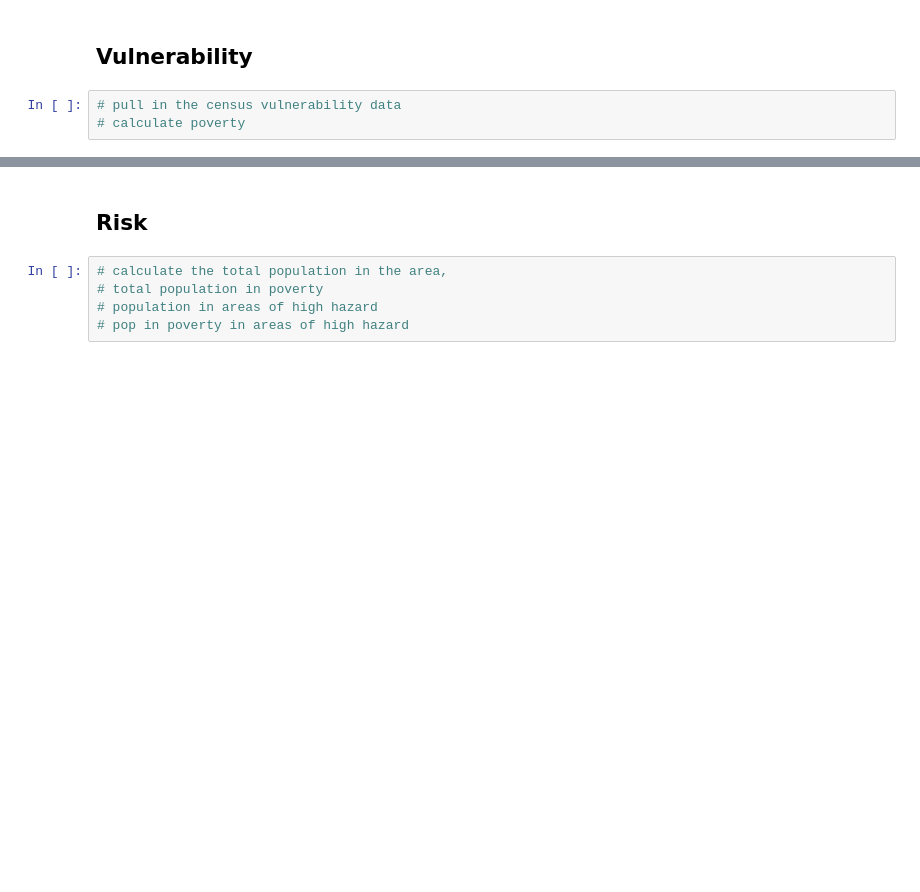
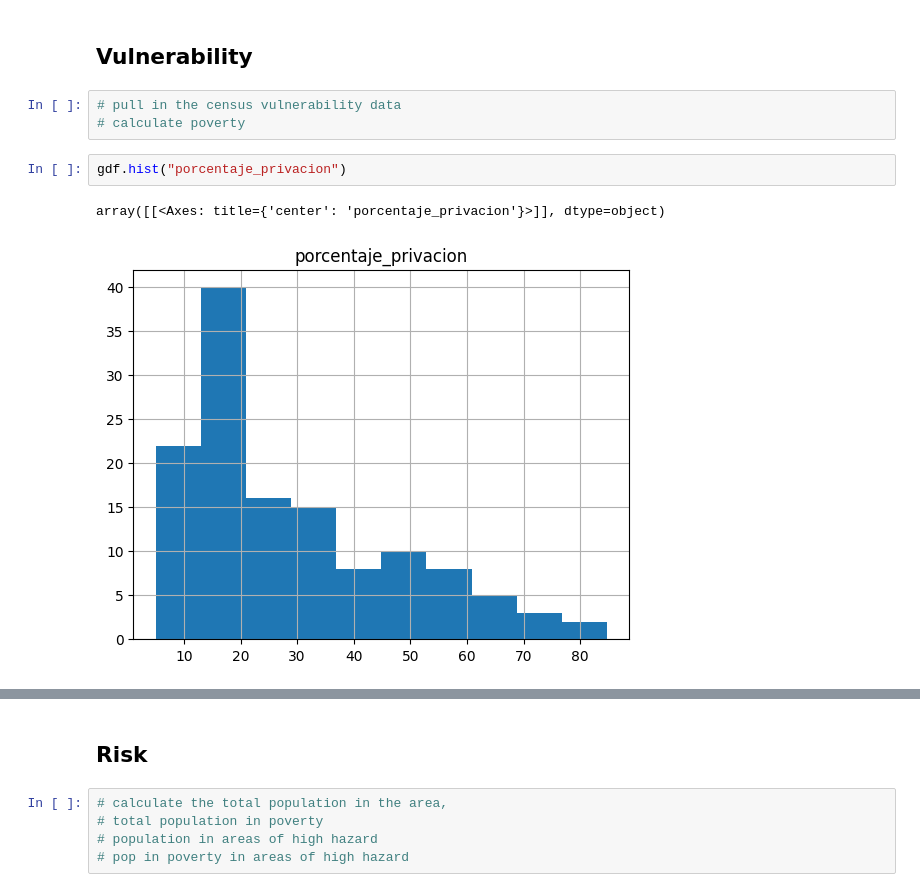
Before and after one commit to nlebovits/datos-escala-humana, a Jupyter notebook: es/riesgo-climatico/unidad_3_soluciones.ipynb, the cells around one changed output, grey strips where cells are left out. Cells and saved outputs as stored; diff of their text form; blank space fills up the shorter version.

```diff
--- a/es/riesgo-climatico/unidad_3_soluciones.ipynb
+++ b/es/riesgo-climatico/unidad_3_soluciones.ipynb
@@ -270,3 +492,8 @@ Maximum LST Statistics:
 # %%
 # pull in the census vulnerability data
 # calculate poverty
+# %%
+gdf.hist("porcentaje_privacion")
+# %% [output]
+array([[<Axes: title={'center': 'porcentaje_privacion'}>]], dtype=object)
+[figure, added]
```
Also changed, not shown: parts of 18 cells of this notebook.
